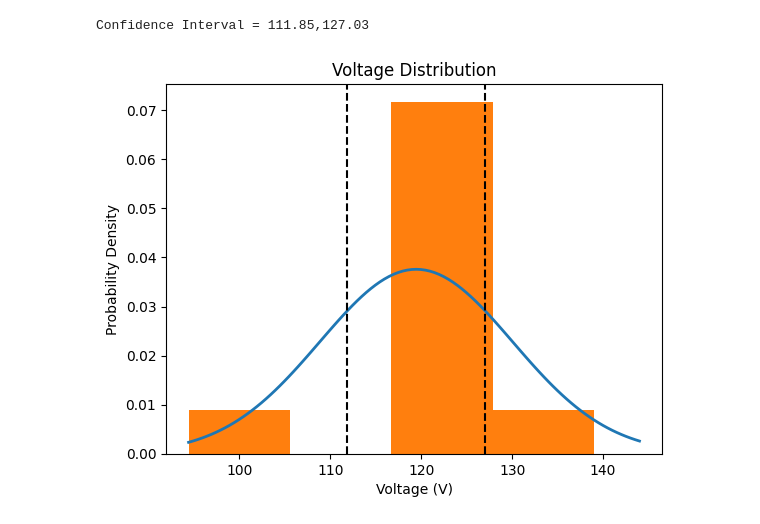
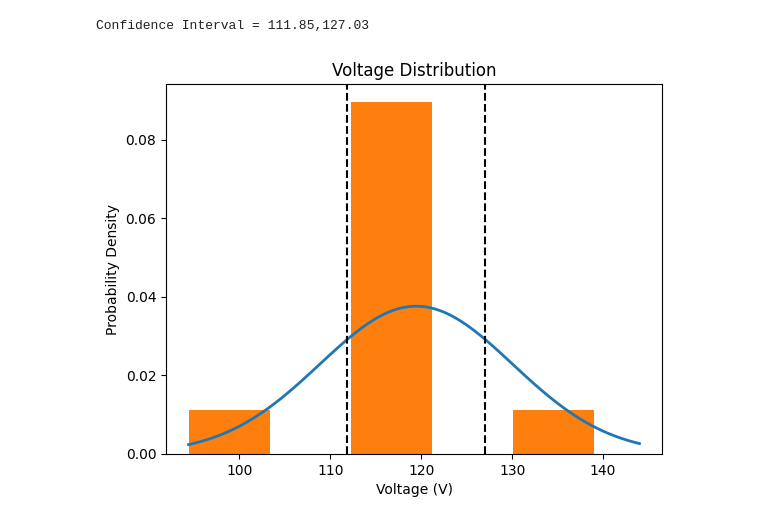
Before and after one commit to allnhg/GUIA_MATHEDA, a Jupyter notebook: L14/t-distribution-solution.ipynb, the cells around one changed output. Saved outputs shown, nothing was run; the diff lists cells and outputs as text; code cells hidden in the pictures.

```diff
--- a/L14/t-distribution-solution.ipynb
+++ b/L14/t-distribution-solution.ipynb
@@ -85,26 +83,26 @@ Confidence Interval = 111.85,127.03
 # %%
 # voltage distribution
 mean = df['Voltage'].mean()
 std = df['Voltage'].std(ddof=1)
 
 # x_axis
 x_min = df['Voltage'].min()
 x_max = df['Voltage'].max() + 5
 
 # normal distribution
 x = np.linspace(x_min,x_max,100)
 p = stats.norm.pdf(x,mean,std)
 plt.plot(x,p,linewidth=2)
 
 # histogram
-plt.hist(df['Voltage'],bins=4,density=True)
+plt.hist(df['Voltage'],bins=5,density=True)
 plt.title('Voltage Distribution')
 plt.ylabel('Probability Density')
 plt.xlabel('Voltage (V)')
 
 # confidence interval
 plt.axvline(x=ci_lower,color='k',linestyle='--')
 plt.axvline(x=ci_upper,color='k',linestyle='--')
 plt.show()
 # %% [output]
-[figure, old version]
+[figure, new version]
```
Also changed, not shown: parts of 1 cell of this notebook.
